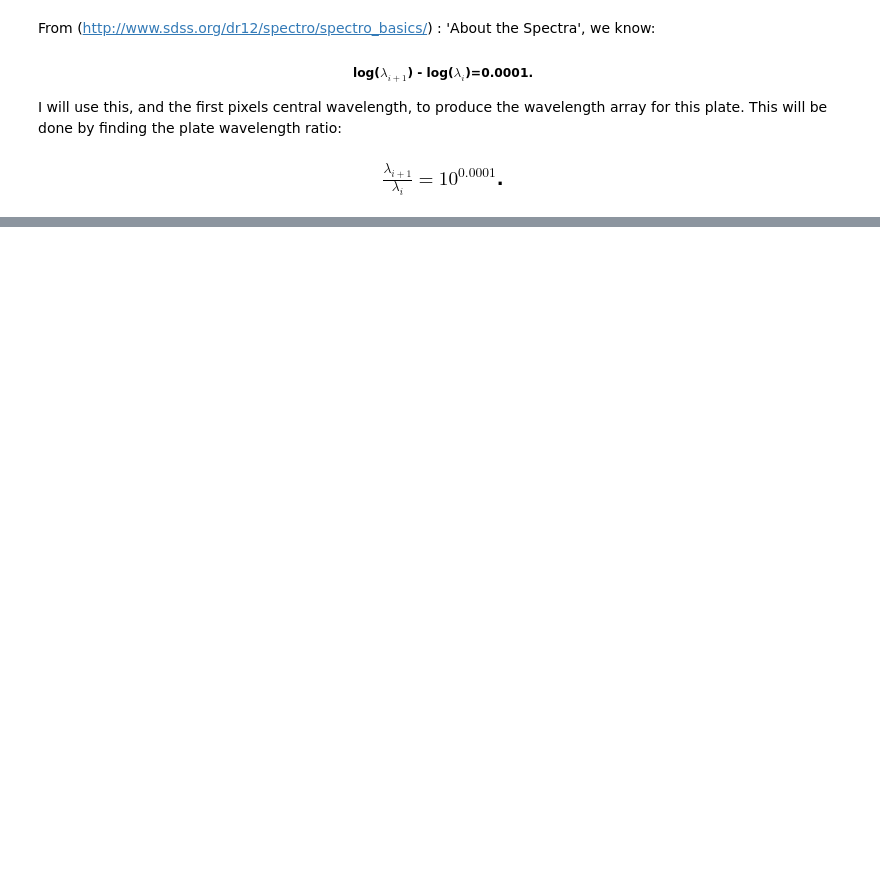
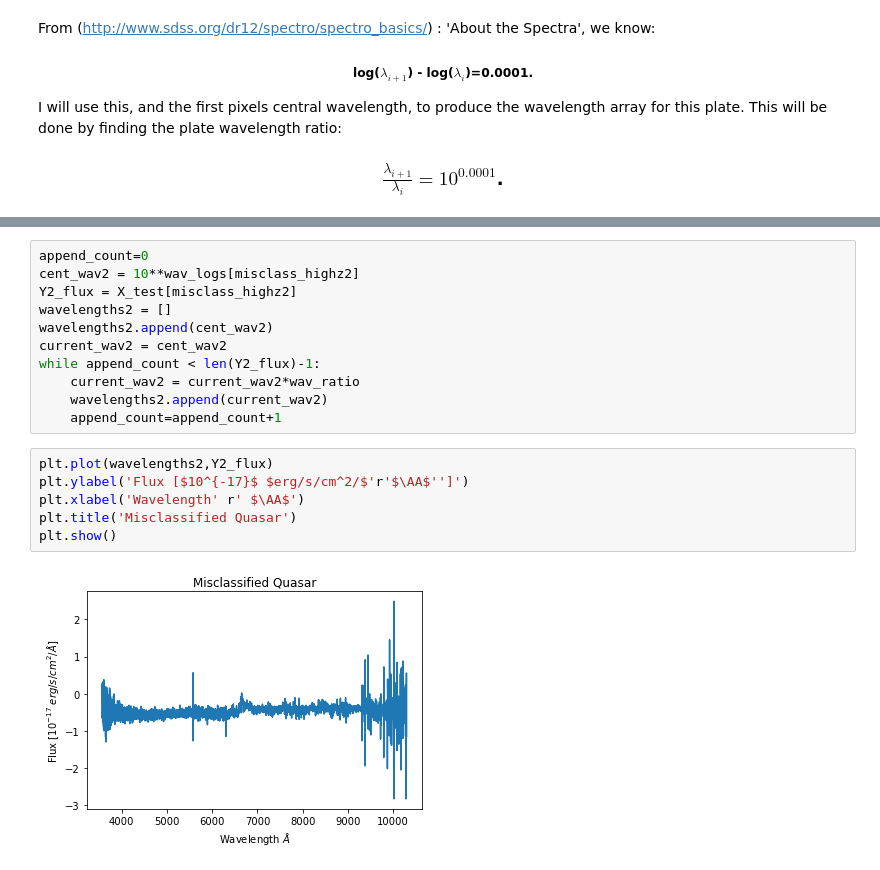
Before and after one commit to ihothi/MSciCode, a Jupyter notebook: NeuralNetwork.ipynb, the cells around one changed output, grey strips where cells are left out. Drawn from its saved outputs; the diff is of its cells as text; blank space fills up the shorter version.

Commit message:
Produced spectra plots of misclassified objects

```diff
--- a/NeuralNetwork.ipynb
+++ b/NeuralNetwork.ipynb
@@ -179,0 +208,19 @@ plt.show()
+# %%
+append_count=0
+cent_wav2 = 10**wav_logs[misclass_highz2]
+Y2_flux = X_test[misclass_highz2]
+wavelengths2 = []
+wavelengths2.append(cent_wav2)
+current_wav2 = cent_wav2
+while append_count < len(Y2_flux)-1:
+    current_wav2 = current_wav2*wav_ratio
+    wavelengths2.append(current_wav2)
+    append_count=append_count+1
+# %%
+plt.plot(wavelengths2,Y2_flux)
+plt.ylabel('Flux [$10^{-17}$ $erg/s/cm^2/$'r'$\AA$'']')
+plt.xlabel('Wavelength' r' $\AA$')
+plt.title('Misclassified Quasar')
+plt.show()
+# %% [output]
+[figure, added]
```
Also changed, not shown: parts of 12 cells of this notebook.
